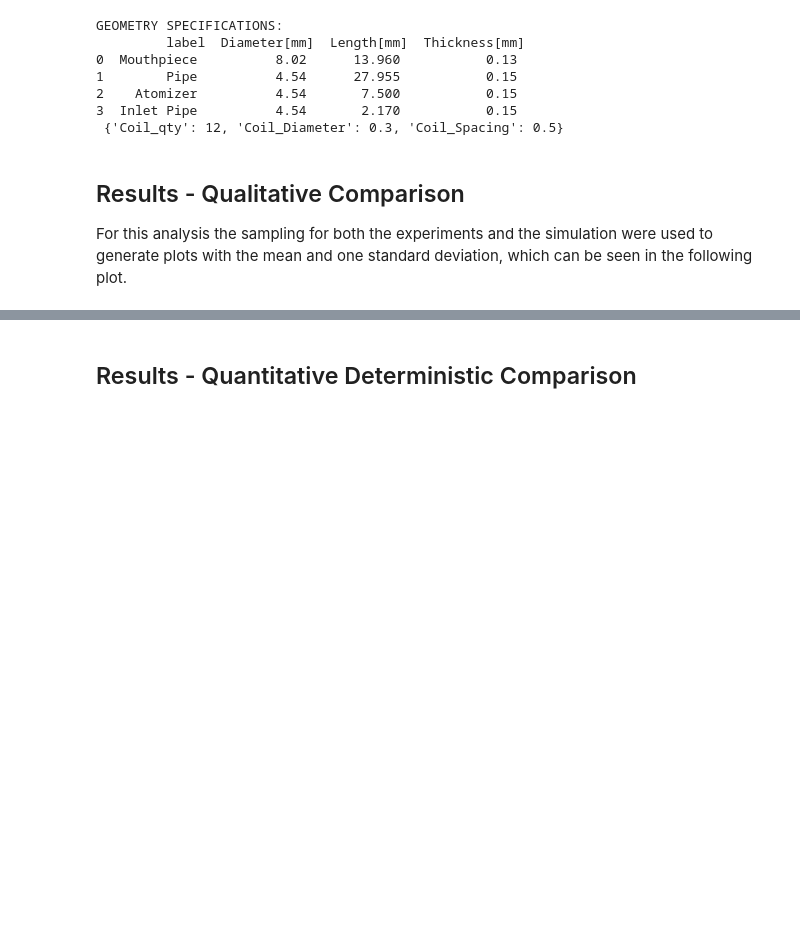
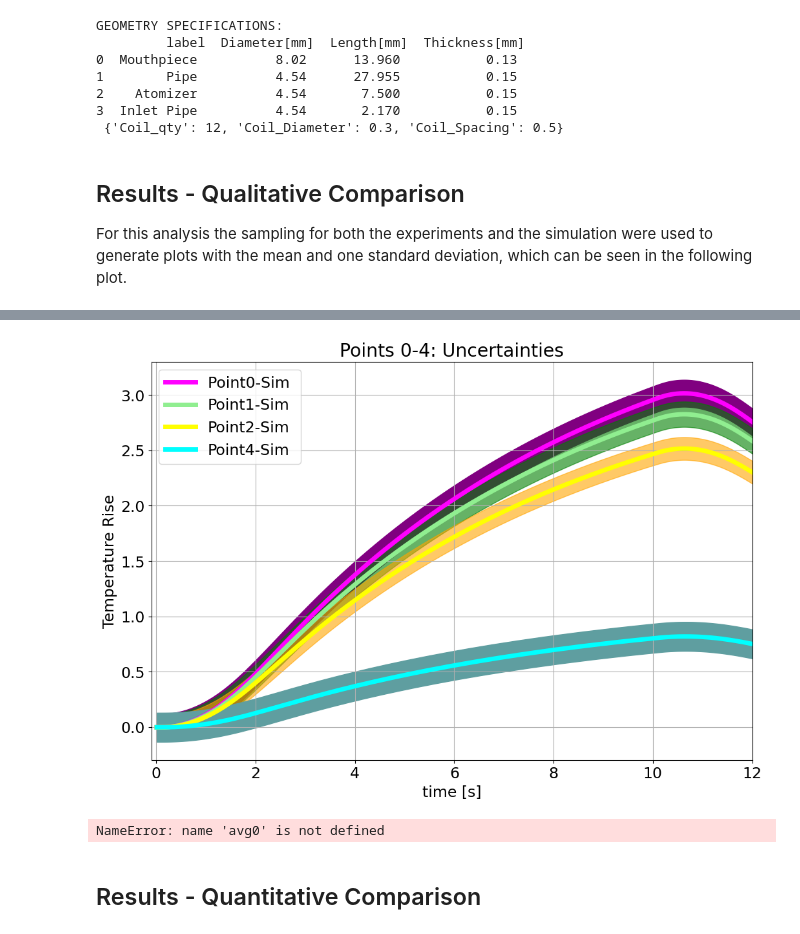
Before and after one commit to plinarodriguez/repro-edds, a Jupyter notebook: hafm/validation/validation.ipynb, the cells around one changed output, grey strips where cells are left out. Drawn from its saved outputs; the diff is of its cells as text; code cells hidden in the pictures; blank space fills up the shorter version.

```diff
--- a/hafm/validation/validation.ipynb
+++ b/hafm/validation/validation.ipynb
@@ -53,2 +96,17 @@ For this analysis the sampling for both the experiments and the simulation were
+# %%
+save = 'YES' # 'YES'
+plotexp = 'No' # 'YES'
+plotSradius = [0,1,2,4] # [0,1,2,3,4] Point locations you want in the plot
+sim_exp_uncertainties_ALL(timeE,avg0,u0,l0,avg1,u1,l1,avg2,u2,l2,avg4,u4,l4,
+                          tempS1,meanSamplesP0,stdSamplesP0,
+                          meanSamplesP1,stdSamplesP1,meanSamplesP2,stdSamplesP2,
+                          meanSamplesP3,stdSamplesP3,meanSamplesP4,stdSamplesP4,
+                          save,plotexp,plotSradius)
+# %% [output]
+[figure, added]
+# %%
+simMeans_bytime(timesteps,timeEId)
+# %% [output]
+NameError: name 'avg0' is not defined
 # %% [markdown]
-## Results - Quantitative Deterministic Comparison
+## Results - Quantitative Comparison
```
Also changed, not shown: parts of 2 cells of this notebook, 11 other files.
